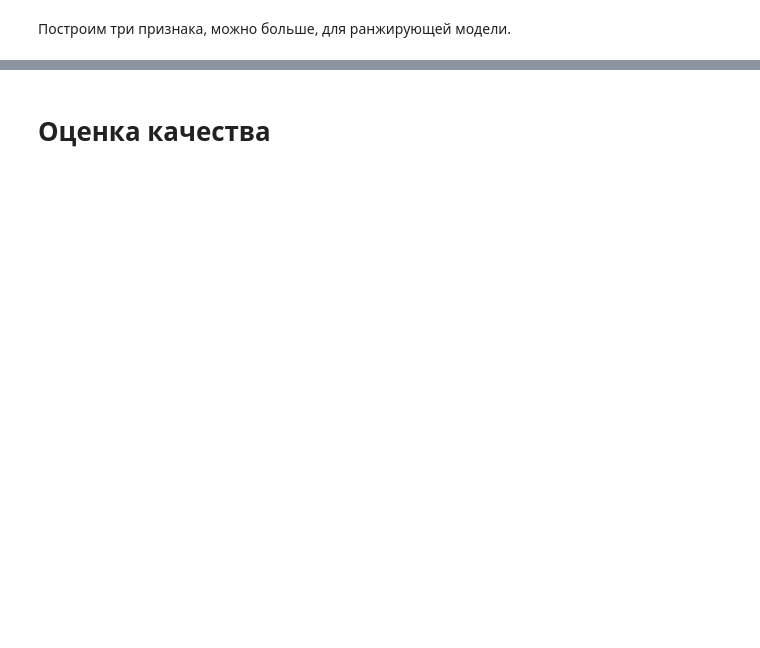
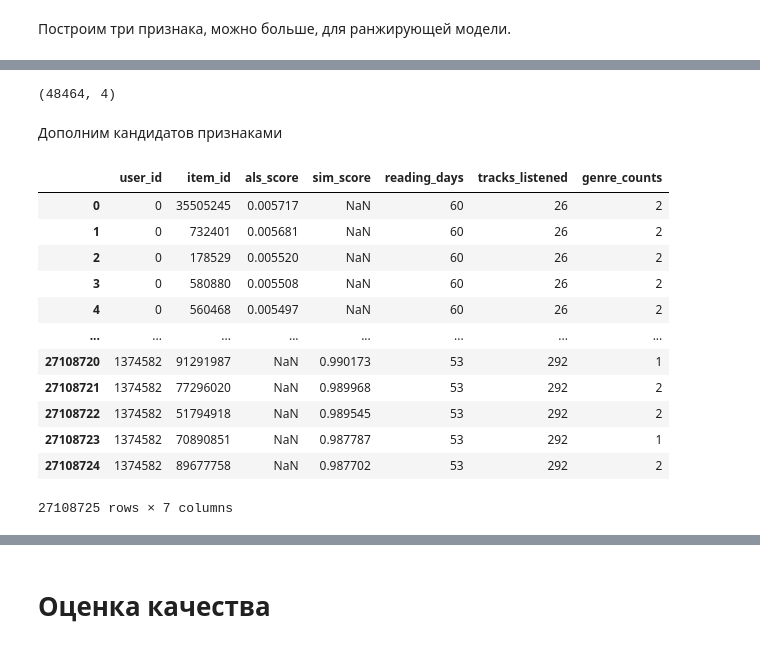
Before and after one commit to Artyom112/mle-project-sprint-4-v001, a Jupyter notebook: recommendations.ipynb, the cells around one changed output, grey strips where cells are left out. Cells and saved outputs as stored; diff of their text form; code cells hidden in the pictures; blank space fills up the shorter version.

```diff
--- a/recommendations.ipynb
+++ b/recommendations.ipynb
@@ -662,0 +885,3 @@ similar_items.to_parquet("recommendations/similar.parquet")
+# %%
+user_features = pd.read_parquet("intermediate_data/user_features.parquet")
+item_features = pd.read_parquet("intermediate_data/genre_counts.parquet")
@@ -662,0 +908,6 @@ similar_items.to_parquet("recommendations/similar.parquet")
+# %%
+candidates[(candidates["als_score"].notna()) & (candidates["sim_score"].notna())].shape
+# %% [output]
+(48464, 4)
+# %% [markdown]
+Дополним кандидатов признаками
@@ -662,0 +919,16 @@ similar_items.to_parquet("recommendations/similar.parquet")
+# %%
+candidates
+# %% [output]
+|  | user_id | item_id | als_score | sim_score | reading_days | tracks_listened | genre_counts |
+| 0 | 0 | 35505245 | 0.005717 | NaN | 60 | 26 | 2 |
+| 1 | 0 | 732401 | 0.005681 | NaN | 60 | 26 | 2 |
+| 2 | 0 | 178529 | 0.005520 | NaN | 60 | 26 | 2 |
+| 3 | 0 | 580880 | 0.005508 | NaN | 60 | 26 | 2 |
+| 4 | 0 | 560468 | 0.005497 | NaN | 60 | 26 | 2 |
+| ... | ... | ... | ... | ... | ... | ... | ... |
+| 27108720 | 1374582 | 91291987 | NaN | 0.990173 | 53 | 292 | 1 |
+| 27108721 | 1374582 | 77296020 | NaN | 0.989968 | 53 | 292 | 2 |
+| 27108722 | 1374582 | 51794918 | NaN | 0.989545 | 53 | 292 | 2 |
+| 27108723 | 1374582 | 70890851 | NaN | 0.987787 | 53 | 292 | 1 |
+| 27108724 | 1374582 | 89677758 | NaN | 0.987702 | 53 | 292 | 2 |
+27108725 rows × 7 columns
```
Also changed, not shown: parts of 189 cells of this notebook, 1 other file.
